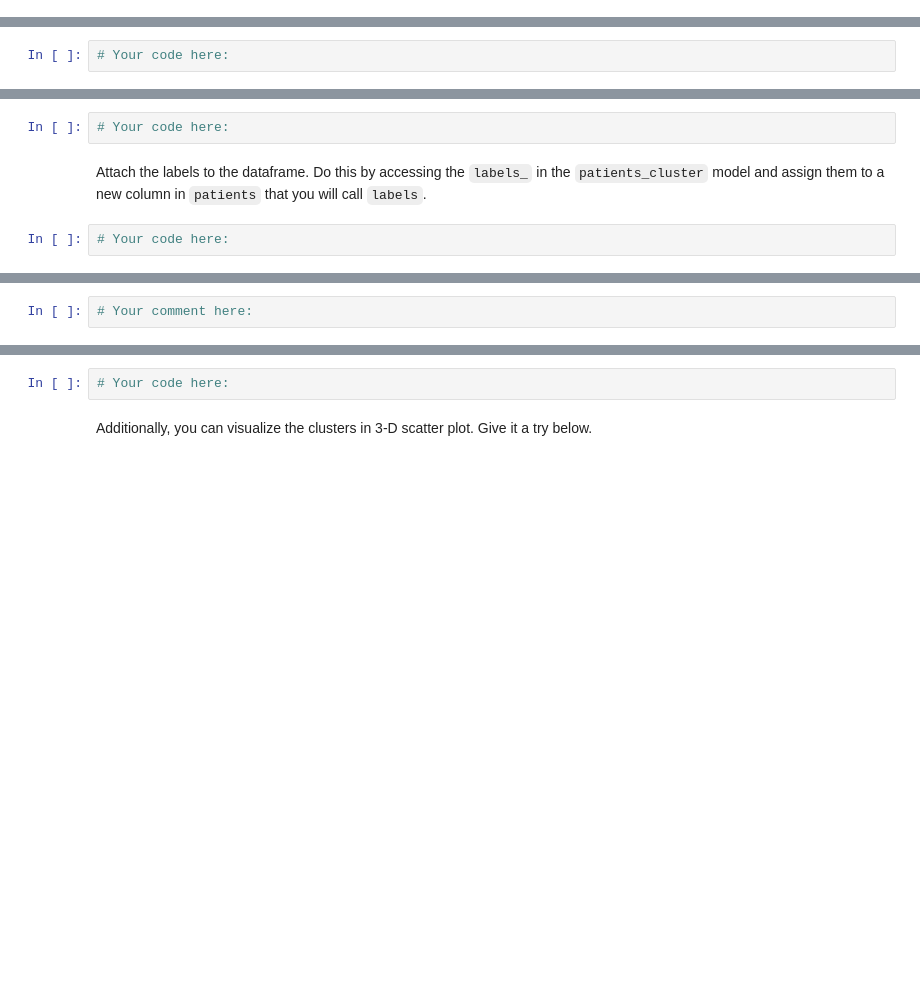
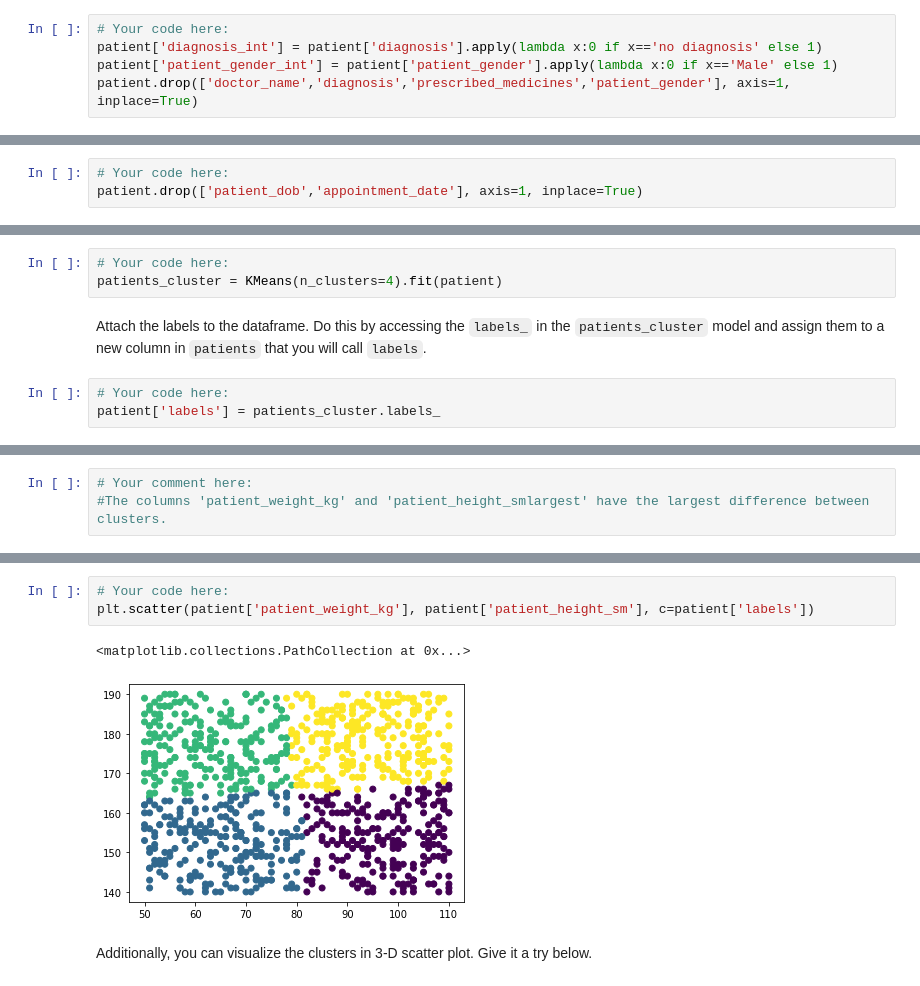
Before and after one commit to ironhack-bcn-data-pt/45-lab-unsupervised-learning-and-sklearn, a Jupyter notebook: your-code/main.ipynb, the cells around one changed output, grey strips where cells are left out. Cells and saved outputs as stored; diff of their text form; blank space fills up the shorter version.

```diff
--- a/your-code/main.ipynb
+++ b/your-code/main.ipynb
@@ -266,3 +395,8 @@ In the next cells, do the following:
+# %%
+# Your code here:
+patient['diagnosis_int'] = patient['diagnosis'].apply(lambda x:0 if x=='no diagnosis' else 1)
+patient['patient_gender_int'] = patient['patient_gender'].apply(lambda x:0 if x=='Male' else 1)
+patient.drop(['doctor_name','diagnosis','prescribed_medicines','patient_gender'], axis=1, inplace=True)
 # %% [markdown]
 Let's look at the head again to ensure the re-encoding and dropping are successful:
 # %%
@@ -271,16 +413,19 @@ Let's look at the head again to ensure the re-encoding and dropping are successf
 An interesting observation is that all patients are no older than 2 years. However, their weights and heights indicate that they are adults. This cannot be true. Therefore, we can either trust the weight and height columns or the DOB column. Since there are other columns that indicate that these are adults (they have emails, some have diabetes) we will drop the `patient_dob` column. We will also drop the `appointment_date` column since it has too many unique values to transform to a dummy variable. Drop the two columns in the cell below.
 # %%
 # Your code here:
+patient.drop(['patient_dob','appointment_date'], axis=1, inplace=True)
 # %% [markdown]
 #### Our data is now ready for clustering. Let's use k-means again.
 
 We start by initializing and fitting a model in the cell below. Call this model patients_cluster.
 # %%
 # Your code here:
+patients_cluster = KMeans(n_clusters=4).fit(patient)
 # %% [markdown]
 Attach the labels to the dataframe. Do this by accessing the `labels_` in the `patients_cluster` model and assign them to a new column in `patients` that you will call `labels`.
 # %%
 # Your code here:
+patient['labels'] = patients_cluster.labels_
 # %% [markdown]
 Now using a `groupby`, find the mean of every variable in `patients` and group by the `labels` column. This summary will allow us to see how the patients differ between the clusters. Your output should look similar to the image below.
 
@@ -292,5 +445,6 @@ Additionally, add a comment to describe which columns have the largest differenc
-# %%
-# Your comment here:
+# %%
+# Your comment here:
+#The columns 'patient_weight_kg' and 'patient_height_smlargest' have the largest difference between clusters.
 # %% [markdown]
 # Bonus Challenge: Visualize K-Means Clusters
 
@@ -301,6 +455,10 @@ If the scatter plot does not make any sense to you, it means the features you ch
 ![Cluster Visualization](../images/clusters.png)
 # %%
 # Your code here:
+plt.scatter(patient['patient_weight_kg'], patient['patient_height_sm'], c=patient['labels'])
+# %% [output]
+<matplotlib.collections.PathCollection at 0x...>
+[figure, added]
 # %% [markdown]
 Additionally, you can visualize the clusters in 3-D scatter plot. Give it a try below.
 # %%
```
Also changed, not shown: parts of 22 cells of this notebook.
